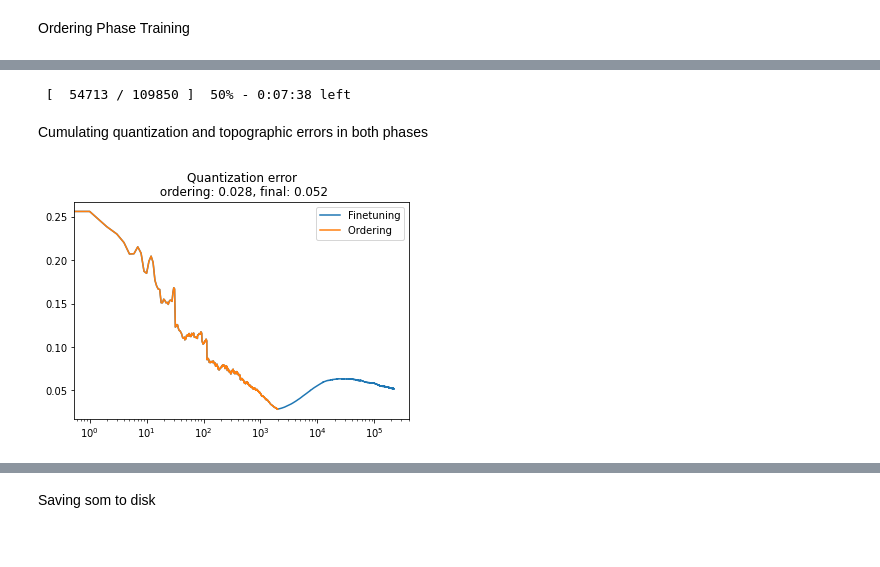
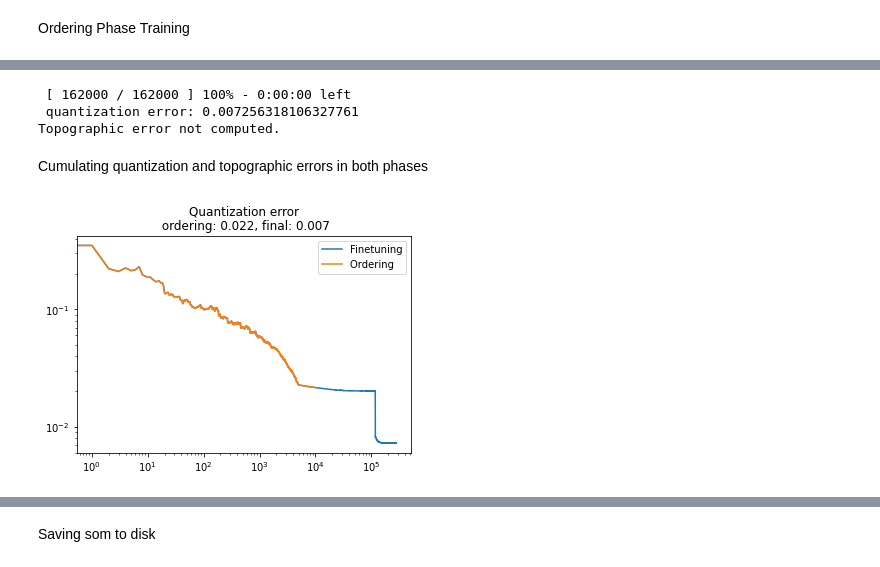
Before and after one commit to felipecostapereira/ELE2389_RedesNeurais, a Jupyter notebook: class_pratica3_Felipe.ipynb, the cells around one changed output, grey strips where cells are left out. Saved outputs shown, nothing was run; the diff lists cells and outputs as text; code cells hidden in the pictures.

Commit message:
V1: notebook e imagens

```diff
--- a/class_pratica3_Felipe.ipynb
+++ b/class_pratica3_Felipe.ipynb
@@ -36,18 +72,19 @@ input_len = X.shape[1]
 X = minmax_scale(X)
 
 topology = 'hexagonal'
+# topology = 'rectangular'
 
 # map dimensions
-m = 13
-n = 13
+m = 18
+n = 18
 
 ###############################
 ###############################
 # 1a fase - Ordering Phase
 ###############################
 ###############################
-ordering_lr = 0.9
-ordering_time = 4000
+ordering_lr = 1
+ordering_time = 10000
 
 # decay function
 def decay_fcn_ordering(lr,actual_t,max_t):
@@ -71,10 +108,9 @@ def decay_fcn_ordering(lr,actual_t,max_t):
 #   Ideally alpha < 0.02 and constant
 ###############################
 ###############################
-finetuning_lr = 0.006 # constant
-finetuning_time = 650 * m * n
+finetuning_lr = 0.02 # constant
+finetuning_time = 500 * m * n
 # finetuning_time = 5000
-
 
 # decay function
 def decay_fcn_finetuning(lr,actual_t,max_t):
@@ -106,9 +148,15 @@ Finetuning phase Training
+# %%
+som._learning_rate = finetuning_lr
+som._decay_function = decay_fcn_finetuning
+
+# ao final do treino de ordenalçao, sigma deve valer um terço do inicial. (new_lr = lr/(1 + 2*actual_t/max_t)
+som._sigma = som._sigma / 3
 # %%
-som._learning_rate = finetuning_lr
-som._decay_function = decay_fcn_finetuning
 som.train_random(X, finetuning_time, verbose=True)
 # %% [output]
- [  54713 / 109850 ]  50% - 0:07:38 left
+ [ 162000 / 162000 ] 100% - 0:00:00 left
+ quantization error: 0.007256318106327761
+Topographic error not computed.
 # %% [markdown]
 Cumulating quantization and topographic errors in both phases
 # %%
@@ -117,11 +165,12 @@ topo_err += som._topographic_error
 # %%
 plt.plot(quant_err)
 plt.plot(quant_err[:ordering_time])
 plt.legend(['Finetuning','Ordering '])
 plt.title(f'Quantization error\n ordering: {np.min(quant_err[:ordering_time]):.3f}, final: {quant_err[-1]:.3f}')
 plt.xscale('log')
+plt.yscale('log')
 plt.savefig(somname_file+'_qerr.png')
 pass;
 # %% [output]
-[figure, old version]
+[figure, new version]
 # %%
```
Also changed, not shown: parts of 90 cells of this notebook, 24 other files.
